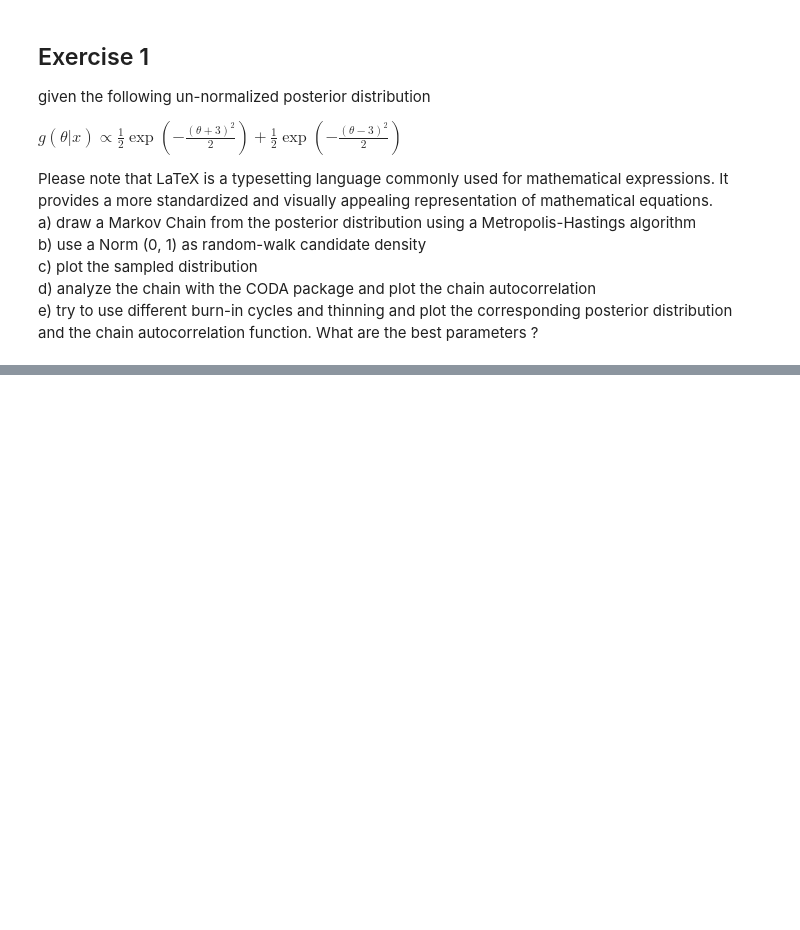
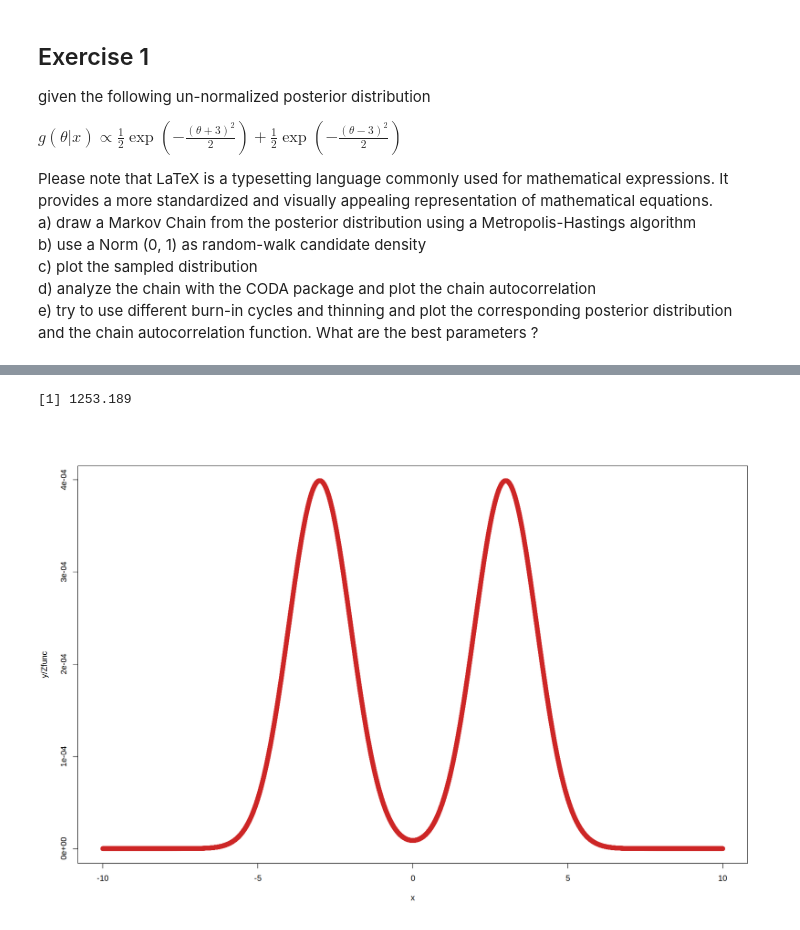
Before and after one commit to isottongloria/AdvStatPhysAnalysis, a Jupyter notebook: E6.ipynb, the cells around one changed output, grey strips where cells are left out. Drawn from its saved outputs; the diff is of its cells as text; code cells hidden in the pictures; blank space fills up the shorter version.

```diff
--- a/E6.ipynb
+++ b/E6.ipynb
@@ -77,0 +94,13 @@ plot(X, 10**Y, type='p', pch=19, col='black', xlim=c(-10,10), ylim=c(0,max(y)*1.
+# %%
+sa <- which(chain[,2]>= min(x) & chain[,2]<= max(x)) #prende quelli tra -10 e 10
+hist <- hist(chain[sa ,2], breaks =seq(from=min(x), to=max(x), length.out=100), plot= FALSE)
+Zhist <- sum(hist$counts )* diff(range(hist$breaks ))/( length (hist$counts ))
+Zfunc <- sum(y)
+Zfunc
+# %% [output]
+[1] 1253.189
+# %%
+#plot(hist$breaks, c(hist$counts/Zhist ,0), col='navy', type="s", lwd=2, lty=5)
+plot(x, y/Zfunc, col='firebrick 3', lty=1, lwd = 2)
+# %% [output]
+[figure, added]
```
Also changed, not shown: parts of 31 cells of this notebook.
